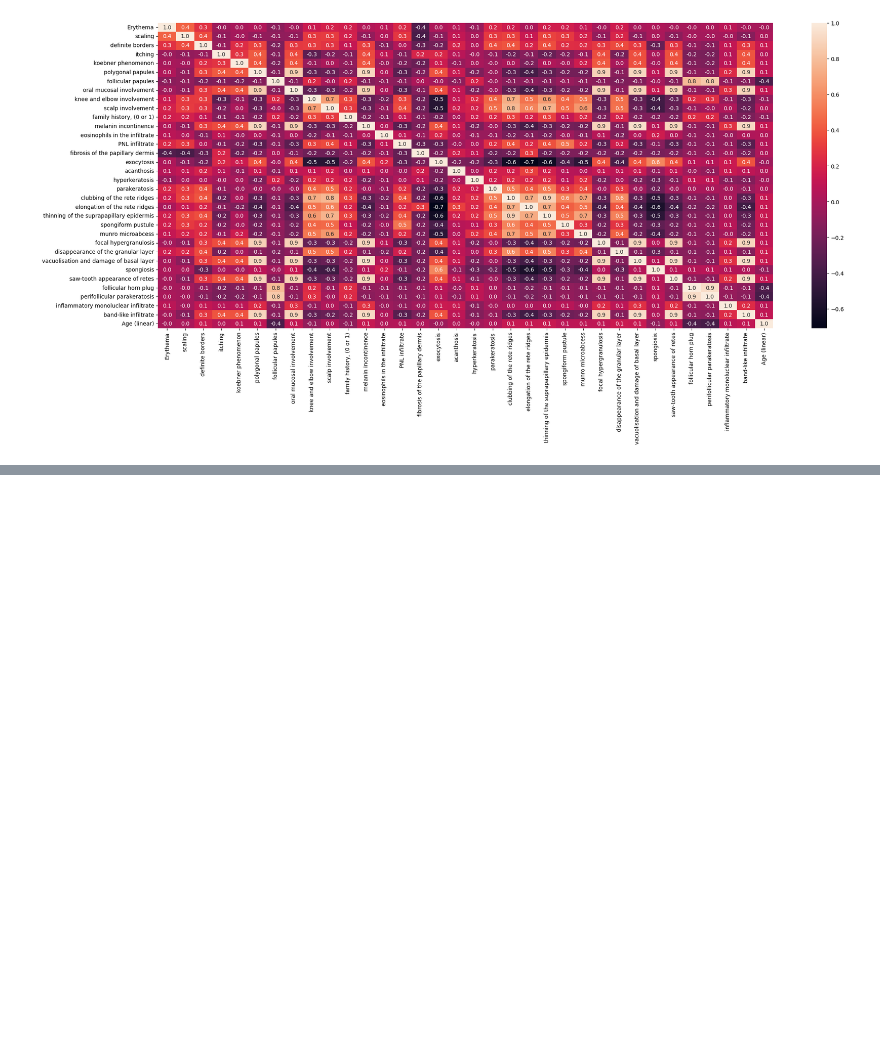
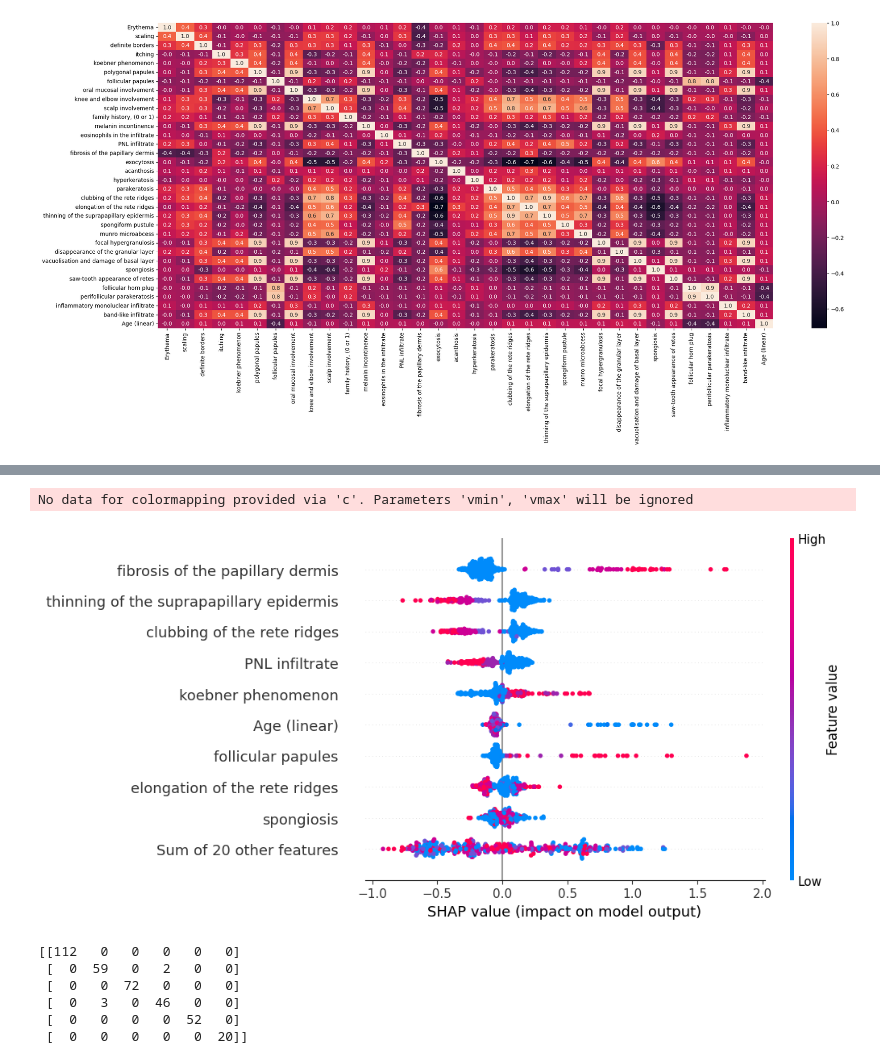
Before and after one commit to turagsarkar/Identification-of-Erythemato-Squamous-Disease, a Jupyter notebook: Identification_of_Erythemato_Squamous_Disease.ipynb, the cells around one changed output, grey strips where cells are left out. Drawn from its saved outputs; the diff is of its cells as text; code cells hidden in the pictures; blank space fills up the shorter version.

```diff
--- a/Identification_of_Erythemato_Squamous_Disease.ipynb
+++ b/Identification_of_Erythemato_Squamous_Disease.ipynb
@@ -676,0 +769,16 @@ print("%0.2f accuracy with a standard deviation of %0.2f" % (scores.mean(), scor
+# %%
+#beeswarm
+shap.plots.beeswarm(shap_values)
+# %% [output]
+No data for colormapping provided via 'c'. Parameters 'vmin', 'vmax' will be ignored
+[figure, added]
+# %%
+from sklearn.metrics import confusion_matrix, ConfusionMatrixDisplay
+print(confusion_matrix(y_corr, predictions))
+# %% [output]
+[[112   0   0   0   0   0]
+ [  0  59   0   2   0   0]
+ [  0   0  72   0   0   0]
+ [  0   3   0  46   0   0]
+ [  0   0   0   0  52   0]
+ [  0   0   0   0   0  20]]
```
Also changed, not shown: parts of 60 cells of this notebook.
